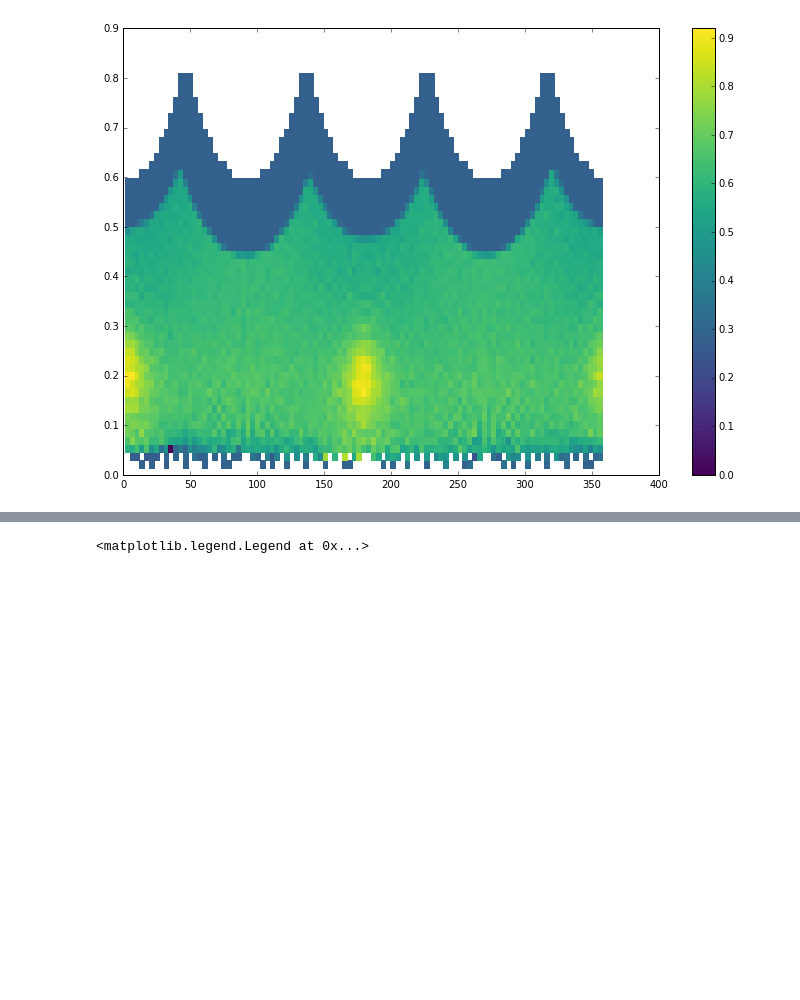
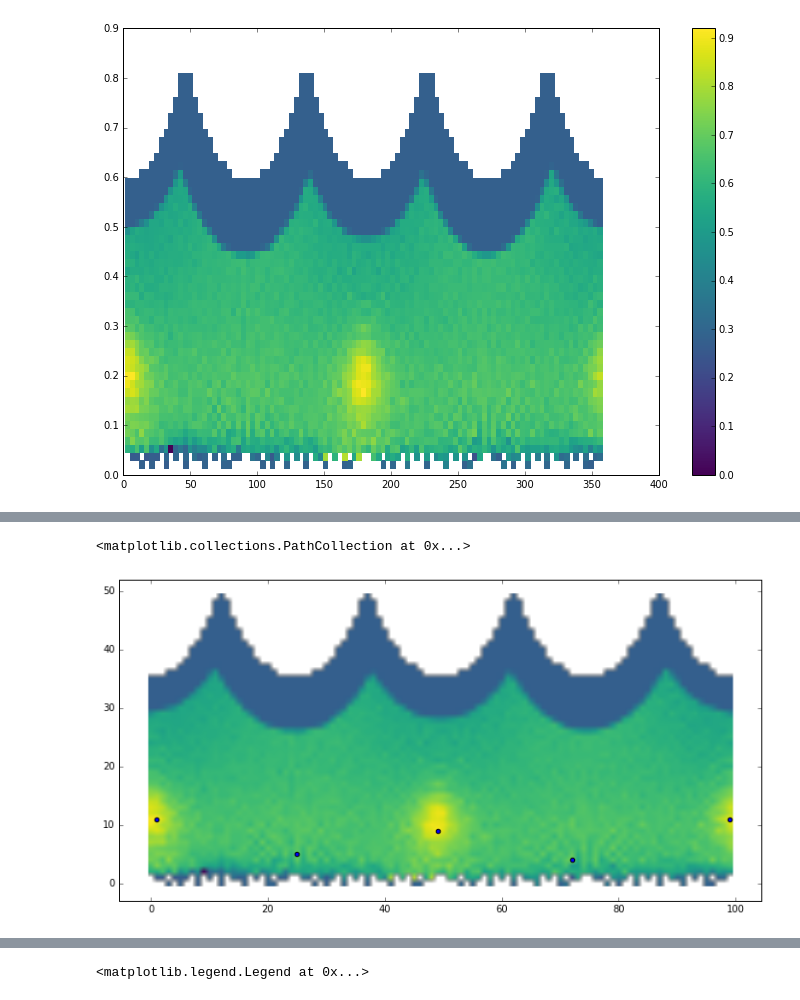
Before and after one commit to ricleal/PythonCode, a Jupyter notebook: SANS/Anisotropic/Find wedges.ipynb, the cells around one changed output, grey strips where cells are left out. Cells and saved outputs as stored; diff of their text form; code cells hidden in the pictures; blank space fills up the shorter version.

```diff
--- a/SANS/Anisotropic/Find wedges.ipynb
+++ b/SANS/Anisotropic/Find wedges.ipynb
@@ -80,0 +95,8 @@ plt.colorbar()
+# %%
+# Overlay Maximum indices over the plot
+indices = cond.nonzero()
+plt.imshow(data,origin='lower')
+plt.scatter(indices[1],indices[0])
+# %% [output]
+<matplotlib.collections.PathCollection at 0x...>
+[figure, added]
```
Also changed, not shown: parts of 10 cells of this notebook, 1 other file.
